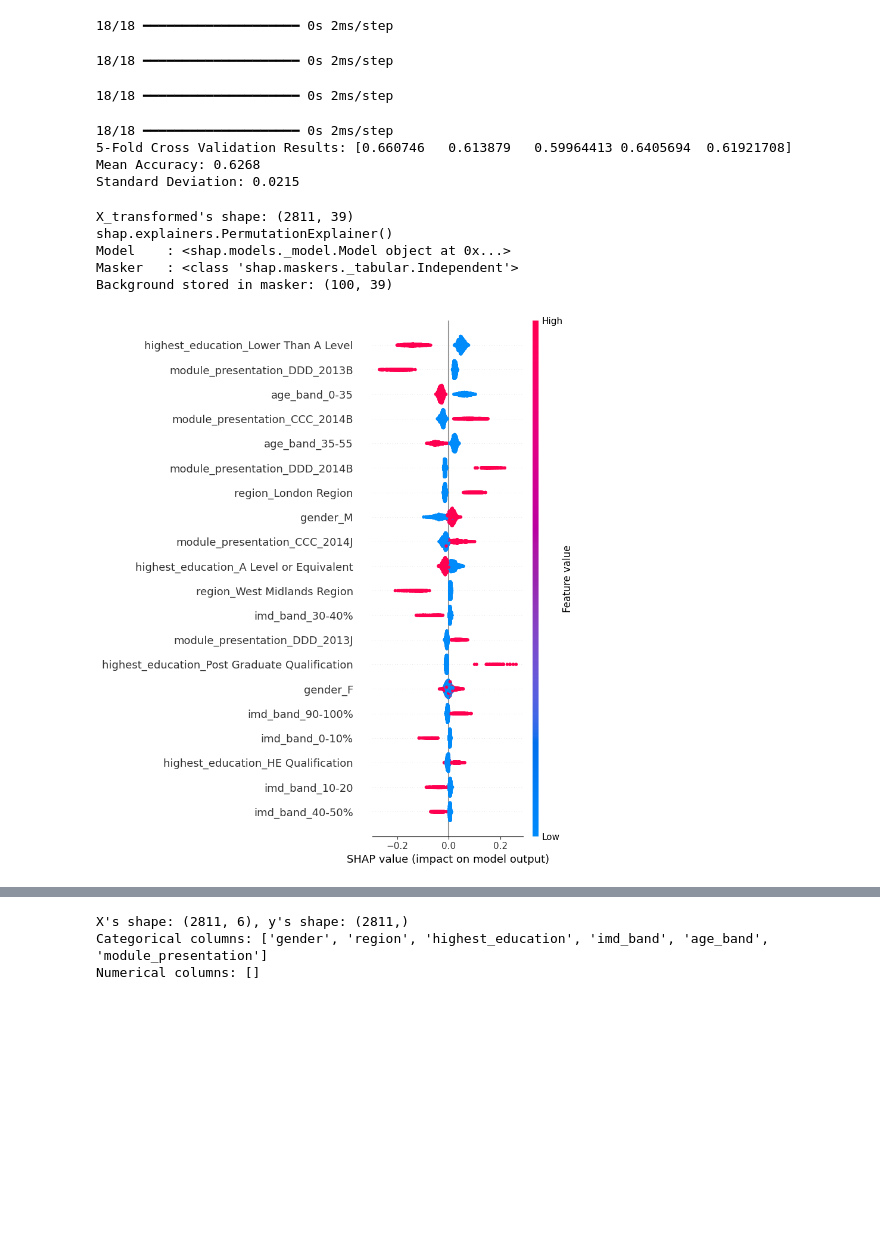
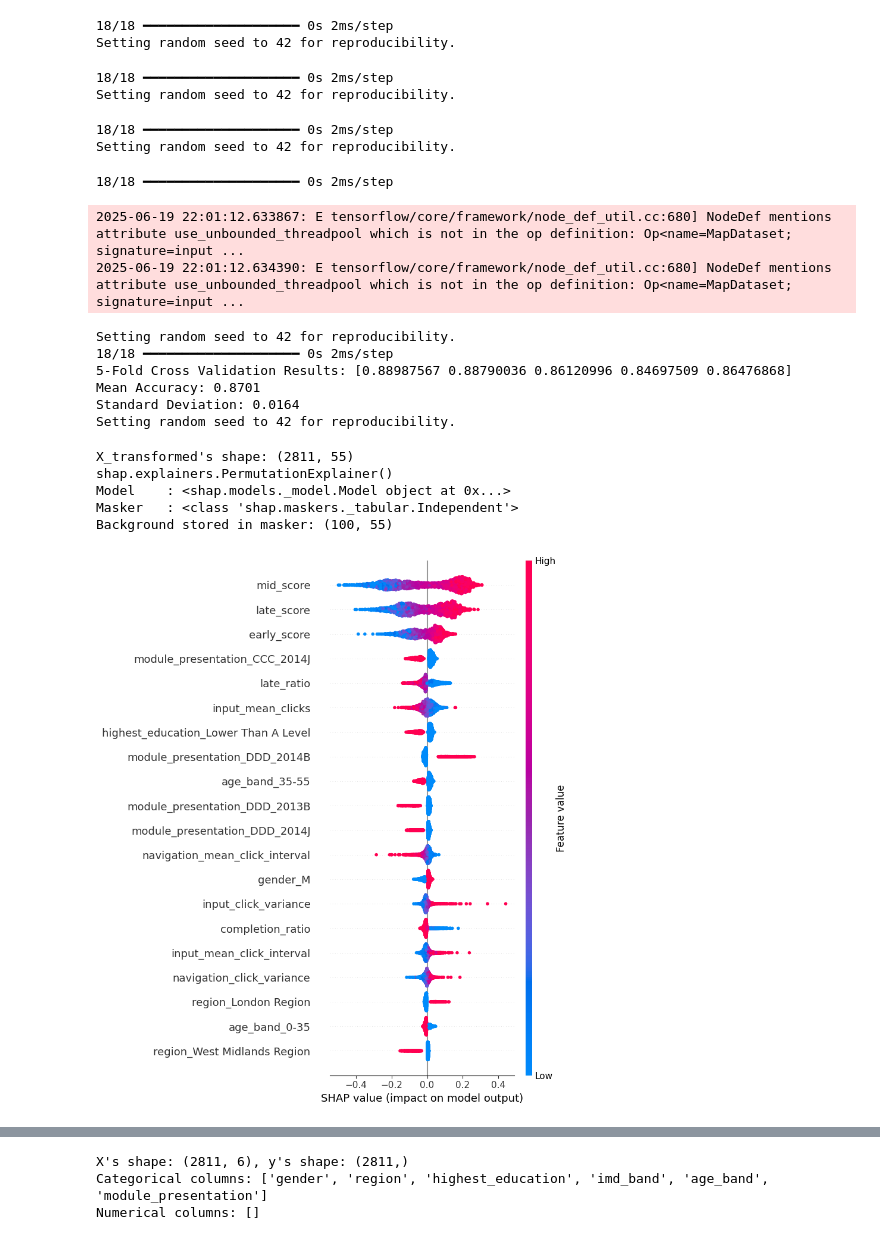
Before and after one commit to Chia-Chi-Shen/oulad, a Jupyter notebook: dl.ipynb, the cells around one changed output, grey strips where cells are left out. Drawn from its saved outputs; the diff is of its cells as text; code cells hidden in the pictures; blank space fills up the shorter version.

```diff
--- a/dl.ipynb
+++ b/dl.ipynb
@@ -17,9 +20,18 @@ from sklearn.model_selection import train_test_split
 import shap
 import matplotlib.pyplot as plt
 # %%
+def set_seed(seed):
+    print(f"Setting random seed to {seed} for reproducibility.")
+    os.environ['PYTHONHASHSEED'] = str(seed)
+    os.environ['TF_DETERMINISTIC_OPS'] = '1'  # 可選，確保 TensorFlow 運算 determinism
+    random.seed(seed)
+    np.random.seed(seed)
+    tf.random.set_seed(seed)
+
 class KerasClassifier(BaseEstimator):
-    def __init__(self):
+    def __init__(self, seed=42):
         self.model = None
+        self.seed = seed
 
     def build_model(self, input_dim):
         model = Sequential()
@@ -30,6 +42,7 @@ class KerasClassifier(BaseEstimator):
         return model
 
     def fit(self, X, y):
+        set_seed(self.seed)
         input_dim = X.shape[1]
         self.model = self.build_model(input_dim)
         early_stop = EarlyStopping(monitor='loss', patience=3, restore_best_weights=True)
@@ -38,21 +51,9 @@ class KerasClassifier(BaseEstimator):
     def predict(self, X, y_true=None):
         y_pred_prob = self.model.predict(X)
         y_pred = (y_pred_prob > 0.5).astype(int).flatten()
+        return y_pred
 
-        # if y_true is not None:
-            # # 建立 DataFrame 來看錯誤樣本
-            # results = pd.DataFrame({
-            #     'y_true': y_true,
-            #     'y_pred': y_pred,
-            #     'correct': (y_pred == y_true)
-            # })
-            # errors = results[results['correct'] == False]
-            # self.error_report_ = errors  # 儲存起來給外部使用
-            # print(f"⚠️ 預測錯誤的樣本數：{len(errors)}")
-            # print(errors.head())  # 顯示前幾筆錯誤
-
-        return y_pred
-def train(df: pd.DataFrame):
+def train(df: pd.DataFrame, seed=42):
     # 1. 讀取資料
     # df = df[df['score'] != 'group2']
 
@@ -82,7 +83,7 @@ def train(df: pd.DataFrame):
     # 7. 創建 Pipeline，將 preprocessor 和模型結合
     pipeline = Pipeline([
         ('preprocessor', preprocessor),
-        ('keras', KerasClassifier())  # 使用自定義的 KerasClassifier
+        ('keras', KerasClassifier(seed))  # 使用自定義的 KerasClassifier
     ])
 
     # 8. 使用 StratifiedKFold 進行 5 折交叉驗證
@@ -118,8 +119,8 @@ def train(df: pd.DataFrame):
     shap_values = explainer(X_transformed)
     shap.summary_plot(shap_values, X_transformed, feature_names=feature_names)
 # %%
-df = pd.read_csv('data_0611_base_4.csv')
-# df.drop(columns=['navigation_std_click_interval', 'output_std_click_interval', 'input_std_click_interval'], inplace=True) #'homepage_std_click_interval',
+df = pd.read_csv('data_0611_4.csv')
+df.drop(columns=['navigation_std_click_interval', 'output_std_click_interval', 'input_std_click_interval'], inplace=True) #'homepage_std_click_interval',
 # df.drop(columns=[ 'output_mean_click_interval', 'input_mean_click_interval'], inplace=True) #'homepage_mean_click_interval',
 
 # df = df[['score', 'gender', 'region', 'highest_education' ,'age_band' ,
@@ -127,6 +128,6 @@ df = pd.read_csv('data_0611_base_4.csv')
 #     'input_mean_clicks' ,#'input_std_click_interval' ,
 #     'output_mean_click_interval' ,'output_mean_clicks' ,'output_click_variance' ,#'output_std_click_interval' ,
 #     'early_score' ,'late_score' ,'mid_score', 'module_presentation']]
-train(df)
+train(df, seed=42)
 # df.head()
 # %% [output]
@@ -137,13 +140,21 @@ Numerical columns: []
 18/18 ━━━━━━━━━━━━━━━━━━━━ 0s 2ms/step
+Setting random seed to 42 for reproducibility.
 18/18 ━━━━━━━━━━━━━━━━━━━━ 0s 2ms/step
+Setting random seed to 42 for reproducibility.
 18/18 ━━━━━━━━━━━━━━━━━━━━ 0s 2ms/step
+Setting random seed to 42 for reproducibility.
 18/18 ━━━━━━━━━━━━━━━━━━━━ 0s 2ms/step
-5-Fold Cross Validation Results: [0.660746   0.613879   0.59964413 0.6405694  0.61921708]
-Mean Accuracy: 0.6268
-Standard Deviation: 0.0215
-X_transformed's shape: (2811, 39)
-shap.explainers.PermutationExplainer()
-Model    : <shap.models._model.Model object at 0x...>
-Masker   : <class 'shap.maskers._tabular.Independent'>
-Background stored in masker: (100, 39)
+2025-06-19 22:01:12.633867: E tensorflow/core/framework/node_def_util.cc:680] NodeDef mentions attribute use_unbounded_threadpool which is not in the op definition: Op<name=MapDataset; signature=input ...
+2025-06-19 22:01:12.634390: E tensorflow/core/framework/node_def_util.cc:680] NodeDef mentions attribute use_unbounded_threadpool which is not in the op definition: Op<name=MapDataset; signature=input ...
+Setting random seed to 42 for reproducibility.
+18/18 ━━━━━━━━━━━━━━━━━━━━ 0s 2ms/step
+5-Fold Cross Validation Results: [0.88987567 0.88790036 0.86120996 0.84697509 0.86476868]
+Mean Accuracy: 0.8701
+Standard Deviation: 0.0164
+Setting random seed to 42 for reproducibility.
+X_transformed's shape: (2811, 55)
+shap.explainers.PermutationExplainer()
+Model    : <shap.models._model.Model object at 0x...>
+Masker   : <class 'shap.maskers._tabular.Independent'>
+Background stored in masker: (100, 55)
-[figure, old version]
+[figure, new version]
```
Also changed, not shown: parts of 5 cells of this notebook, 2 other files.
